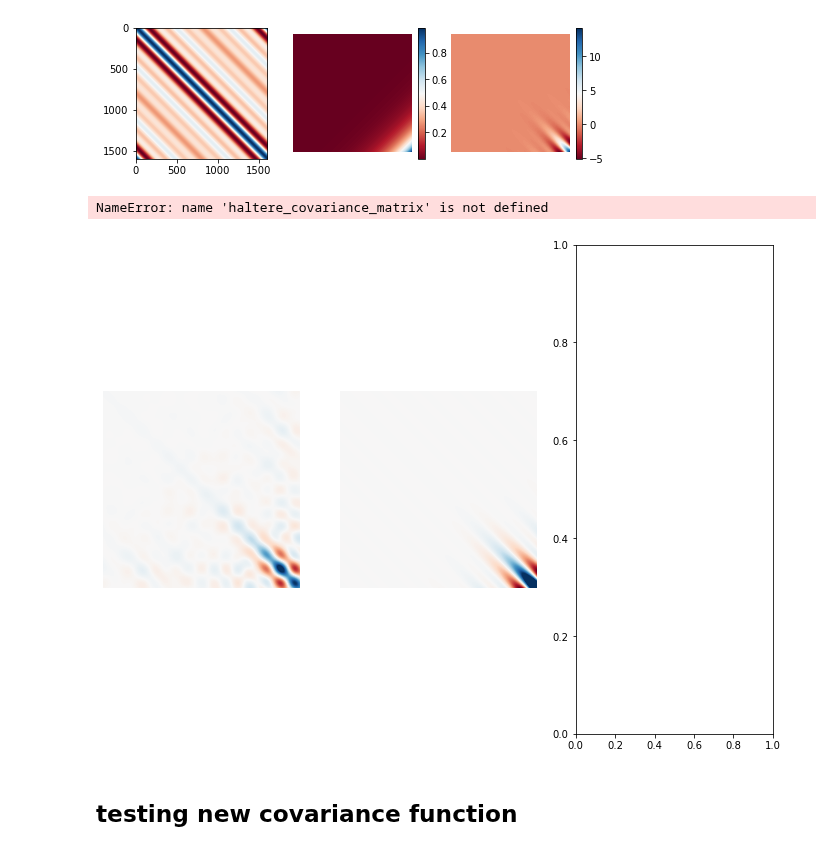
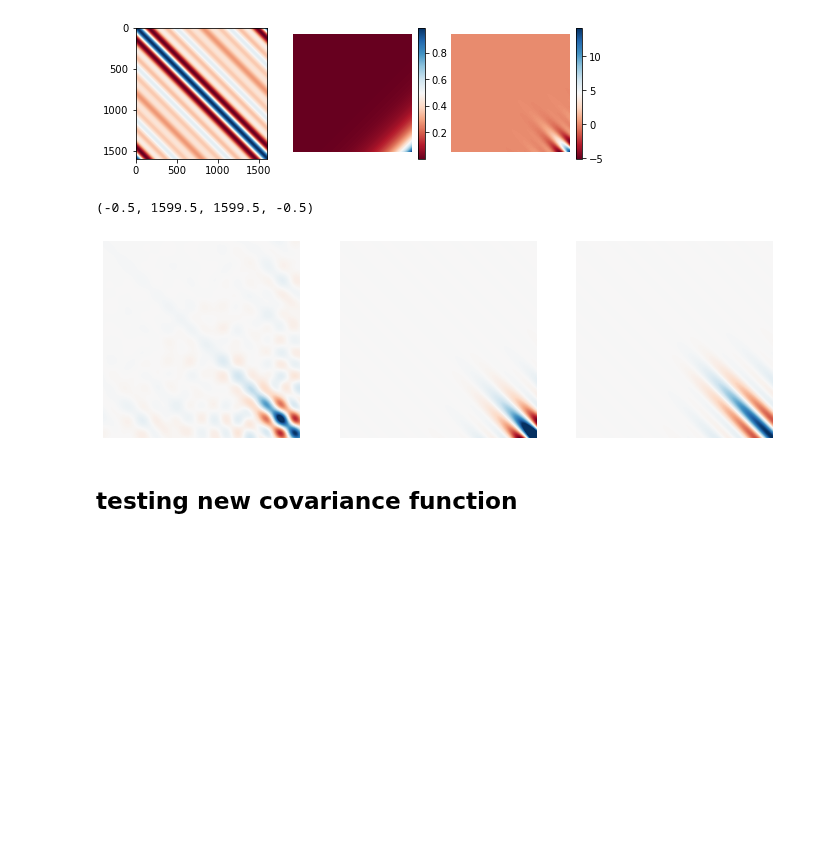
Before and after one commit to BruntonUWBio/structured-random-features, a Jupyter notebook: haltere_rand_features_test.ipynb, the cells around one changed output. Cells and saved outputs as stored; diff of their text form; code cells hidden in the pictures; blank space fills up the shorter version.

```diff
--- a/haltere_rand_features_test.ipynb
+++ b/haltere_rand_features_test.ipynb
@@ -149,36 +149,36 @@ C_data *= N / np.trace(C_data)
 
 fig = plt.figure(figsize=(12, 9))
 ax = fig.add_subplot(131)
 plt.imshow(C_data, cmap='RdBu')
 cmap_lim = 5
 plt.clim(-cmap_lim, cmap_lim)
 plt.axis('off')
 # plt.colorbar()
 
 ax = fig.add_subplot(132)
 plt.imshow(C, cmap='RdBu')
 plt.clim(-cmap_lim, cmap_lim)
 plt.axis('off')
 # plt.colorbar()
 
 # ax = fig.add_subplot(133)
 # plt.imshow(C_data - C, cmap='RdBu')
 # cmap_lim = 5
 # plt.clim(-cmap_lim, cmap_lim)
 # plt.axis('off')
 # plt.colorbar(fraction=0.05)
 
 ax = fig.add_subplot(133)
-C_sq = haltere_covariance_matrix(N, lowcut, highcut, 500, scale=1)
+C_sq = haltere_covariance_matrix_decay(N, lowcut, highcut, 500, scale=1)
 plt.imshow(C_sq, cmap='RdBu')
 plt.clim(-cmap_lim, cmap_lim)
 plt.axis('off')
 # plt.colorbar()
 
 # plt.savefig('results/haltere_rand_features/covariance_matrices.pdf')
 # %% [output]
-NameError: name 'haltere_covariance_matrix' is not defined
+(-0.5, 1599.5, 1599.5, -0.5)
-[figure, old version]
+[figure, new version]
 # %% [markdown]
 ## testing new covariance function
 # %%
```
Also changed, not shown: parts of 3 cells of this notebook, 16 other files.
